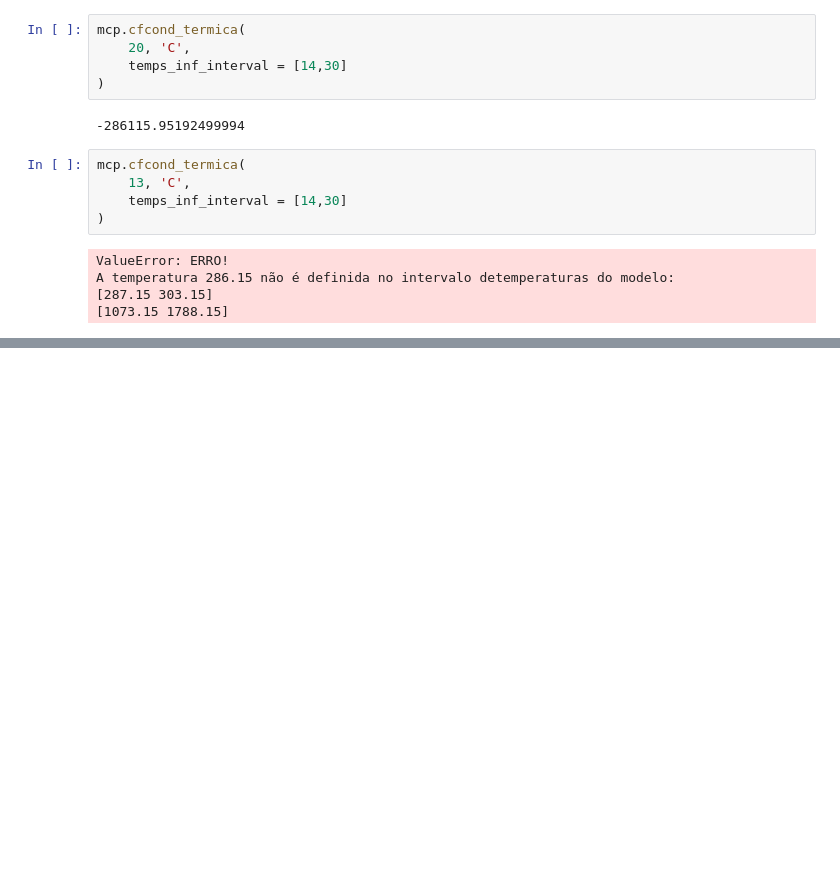
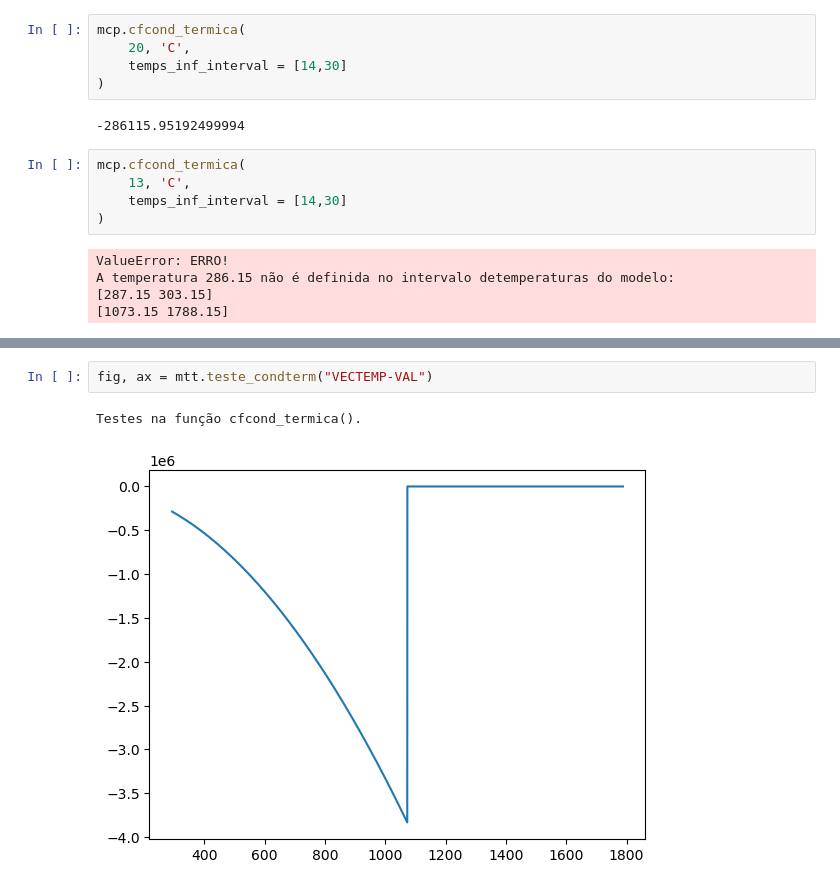
Before and after one commit to ProfLeao/codigosemdesenvolvimento, a Jupyter notebook: EDOMARCELO/coeficientespolinomiais.ipynb, the cells around one changed output, grey strips where cells are left out. Drawn from its saved outputs; the diff is of its cells as text; blank space fills up the shorter version.

```diff
--- a/EDOMARCELO/coeficientespolinomiais.ipynb
+++ b/EDOMARCELO/coeficientespolinomiais.ipynb
@@ -101,0 +118,5 @@ A temperatura 286.15 não é definida no intervalo detemperaturas do modelo:
+# %%
+fig, ax = mtt.teste_condterm("VECTEMP-VAL")
+# %% [output]
+Testes na função cfcond_termica().
+[figure, added]
```
Also changed, not shown: parts of 6 cells of this notebook, 2 other files.
